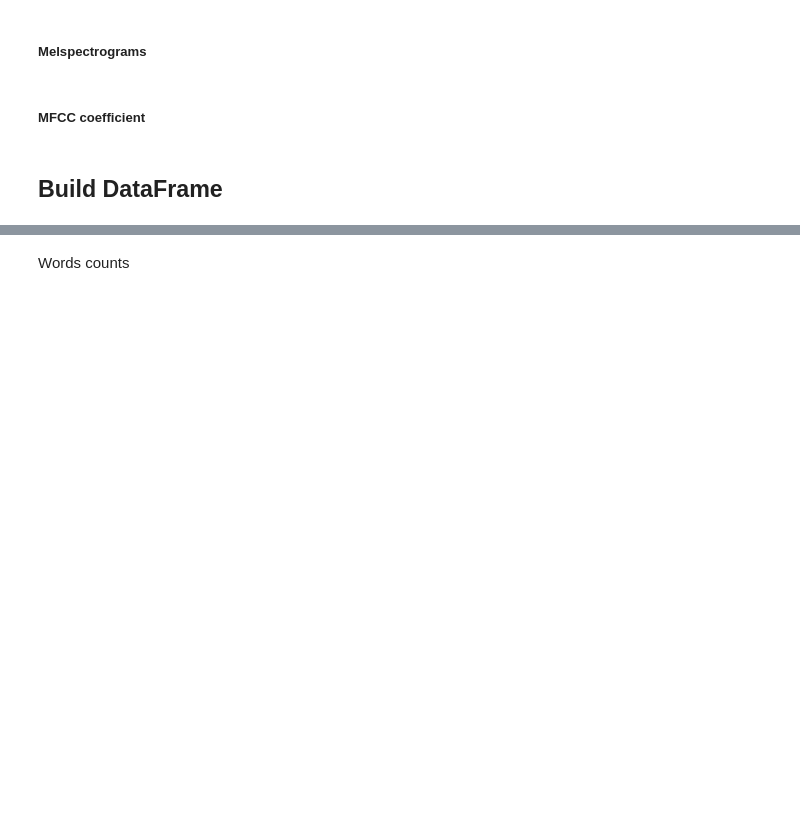
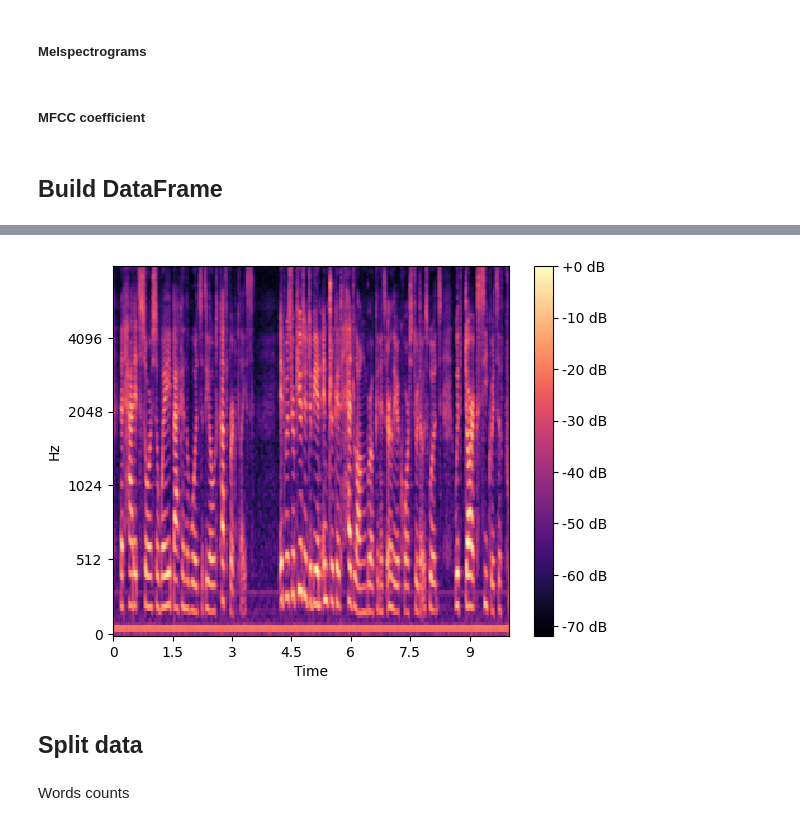
Before and after one commit to allenhung1218/Voice-Payment, a Jupyter notebook: Voice_Payment.ipynb, the cells around one changed output, grey strips where cells are left out. Drawn from its saved outputs; the diff is of its cells as text; code cells hidden in the pictures; blank space fills up the shorter version.

```diff
--- a/Voice_Payment.ipynb
+++ b/Voice_Payment.ipynb
@@ -99,0 +104,9 @@ DataFrame[:5]
+# %%
+# 顯示梅爾頻譜圖
+librosa.display.specshow(DataFrame.at[1, 'Melspectrogram'], sr=AudioFiles[0][1][1], x_axis='time', y_axis='mel')
+plt.colorbar(format='%+2.0f dB')
+plt.show()
+# %% [output]
+[figure, added]
+# %% [markdown]
+## Split data
```
Also changed, not shown: parts of 8 cells of this notebook.
